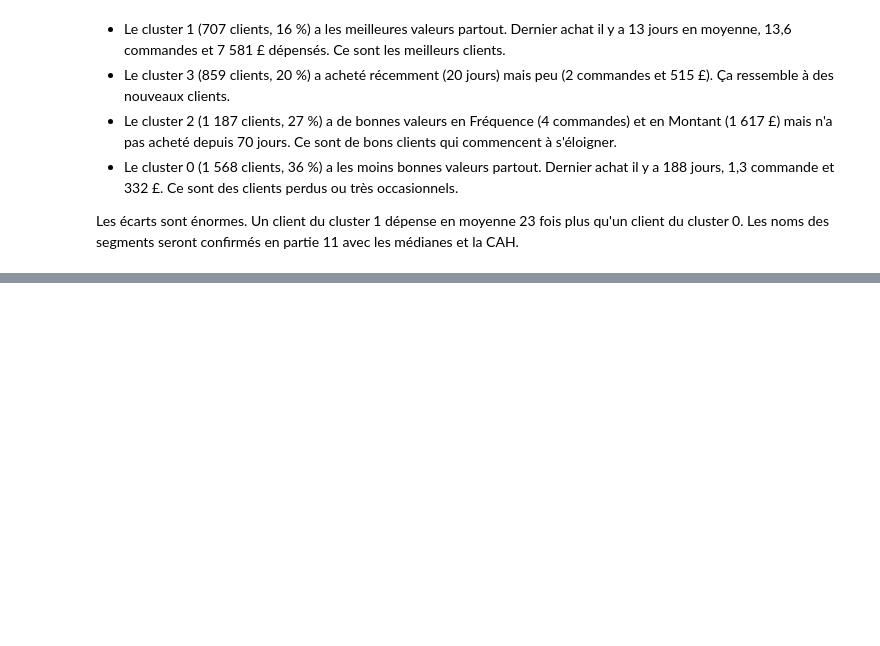
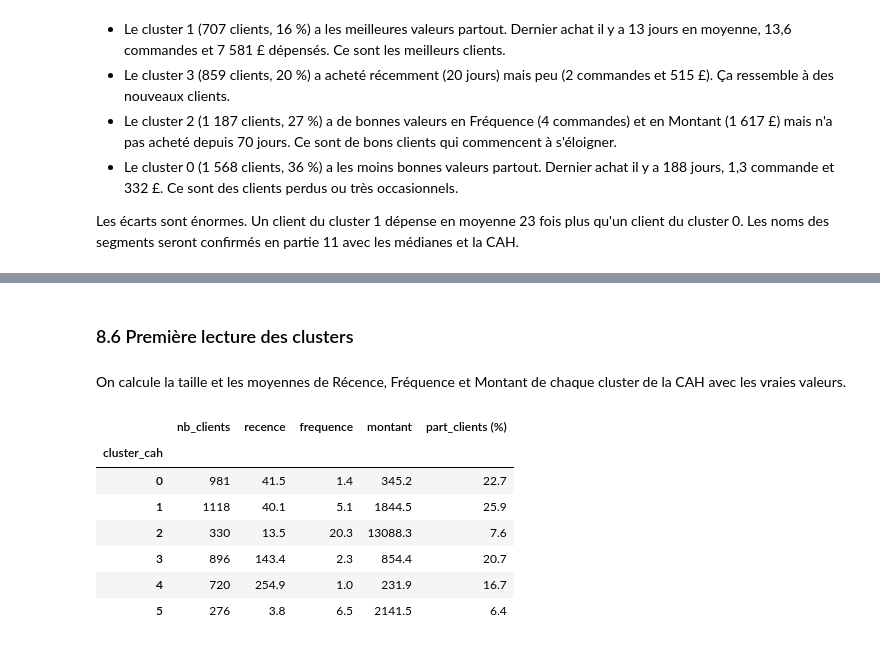
Before and after one commit to Zohair69/globalshop-rfm, a Jupyter notebook: notebooks/online_retail_clustering_rfm.ipynb, the cells around one changed output, grey strips where cells are left out. Cells and saved outputs as stored; diff of their text form; code cells hidden in the pictures; blank space fills up the shorter version.

```diff
--- a/notebooks/online_retail_clustering_rfm.ipynb
+++ b/notebooks/online_retail_clustering_rfm.ipynb
@@ -1335,0 +1486,24 @@ Les écarts sont énormes. Un client du cluster 1 dépense en moyenne 23 fois pl
+# %% [markdown]
+### 8.6 Première lecture des clusters
+# %% [markdown]
+On calcule la taille et les moyennes de Récence, Fréquence et Montant de chaque cluster de la CAH avec les vraies valeurs.
+# %%
+# Taille et moyennes RFM de chaque cluster CAH, avec les vraies valeurs
+lecture_cah = rfm.groupby("cluster_cah").agg(
+    nb_clients=("recence", "size"),
+    recence=("recence", "mean"),
+    frequence=("frequence", "mean"),
+    montant=("montant", "mean")
+).round(1)
+
+lecture_cah["part_clients (%)"] = (lecture_cah["nb_clients"] / len(rfm) * 100).round(1)
+lecture_cah
+# %% [output]
+|  | nb_clients | recence | frequence | montant | part_clients (%) |
+| cluster_cah |  |  |  |  |  |
+| 0 | 981 | 41.5 | 1.4 | 345.2 | 22.7 |
+| 1 | 1118 | 40.1 | 5.1 | 1844.5 | 25.9 |
+| 2 | 330 | 13.5 | 20.3 | 13088.3 | 7.6 |
+| 3 | 896 | 143.4 | 2.3 | 854.4 | 20.7 |
+| 4 | 720 | 254.9 | 1.0 | 231.9 | 16.7 |
+| 5 | 276 | 3.8 | 6.5 | 2141.5 | 6.4 |
```
Also changed, not shown: parts of 23 cells of this notebook.
